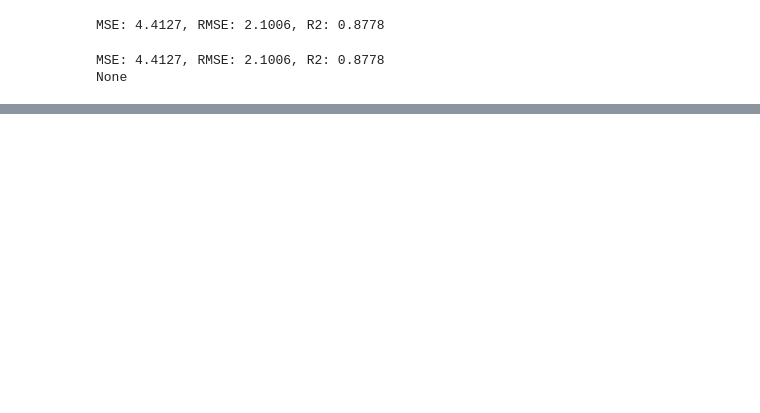
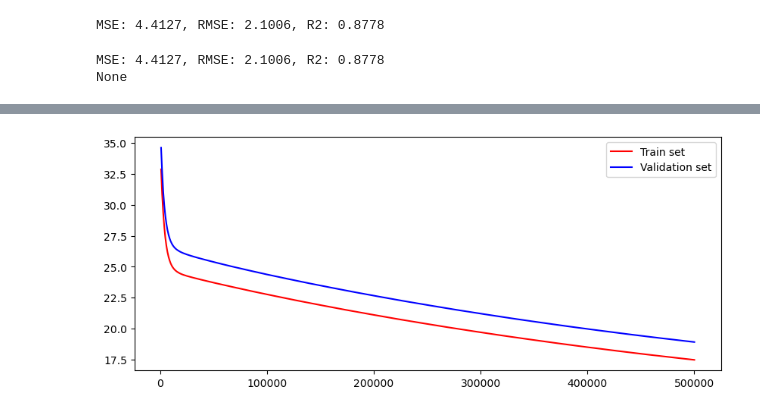
Before and after one commit to GwanIkCho/study_machine_learning, a Jupyter notebook: z_project/nba_project_r(a).ipynb, the cells around one changed output, grey strips where cells are left out. Cells and saved outputs as stored; diff of their text form; code cells hidden in the pictures; blank space fills up the shorter version.

```diff
--- a/z_project/nba_project_r(a).ipynb
+++ b/z_project/nba_project_r(a).ipynb
@@ -314,7 +364,7 @@ ridge = Ridge(alpha=10000, random_state=124)  # alpha는 규제 강도를 조절
 
 models = [l_r, dt_r, rf_r, gb_r, xgb_r, lgb_r, ridge]
 for model in models:
-    pipe = Pipeline([('std', StandardScaler()), ('pca', PCA(n_components=5)), (f'{model.__class__.__name__}', model)])
+    pipe = Pipeline([(f'{model.__class__.__name__}', model)])
     pipe.fit(X_train, y_train)
     prediction = pipe.predict(X_test)
     print(model.__class__.__name__)
@@ -697,0 +908,18 @@ None
+# %%
+epochs = 100000
+
+for epoch in range(1, epochs + 1):
+    H_train = X_train_val.matmul(W_train) + b_train
+    loss_train = torch.mean((y_train_val - H_train) ** 2)
+
+    optimizer_train.zero_grad()
+    loss_train.backward()
+    optimizer_train.step()
+
+    if epoch % 100 == 0:
+        train_losses.append(loss_train.item())
+
+    if epoch % 10000 == 0:
+        print('{:4d}/{}: W1: {:.4f}, W2: {:.4f}, W3: {:.4f}, W4: {:.4f}, b: {:.4f}, loss: {:.4f}'\
+            .format(epoch, epochs, W_train[0].item(), W_train[1].item(), \
+                    W_train[2].item(), W_train[3].item(), b_train.item(), loss_train.item()))
@@ -697,0 +937,16 @@ None
+# %%
+import matplotlib.pyplot as plt
+
+train_loss_dict = dict()
+val_loss_dict = dict()
+
+for i in range(500):
+    train_loss_dict[(i+1)*1000] = train_losses[i]
+    val_loss_dict[(i+1)*1000] = val_losses[i]
+plt.figure(figsize=(10, 4))
+plt.plot(train_loss_dict.keys(), train_loss_dict.values(), color='r', label='Train set')
+plt.plot(val_loss_dict.keys(), val_loss_dict.values(), color='b', label='Validation set')
+plt.legend()
+plt.show()
+# %% [output]
+[figure, added]
```
Also changed, not shown: parts of 20 cells of this notebook, 4 other files.
